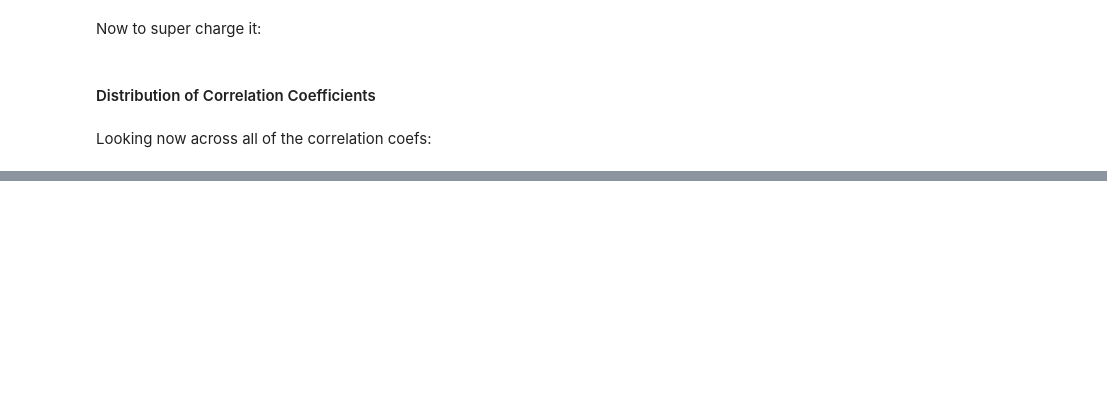
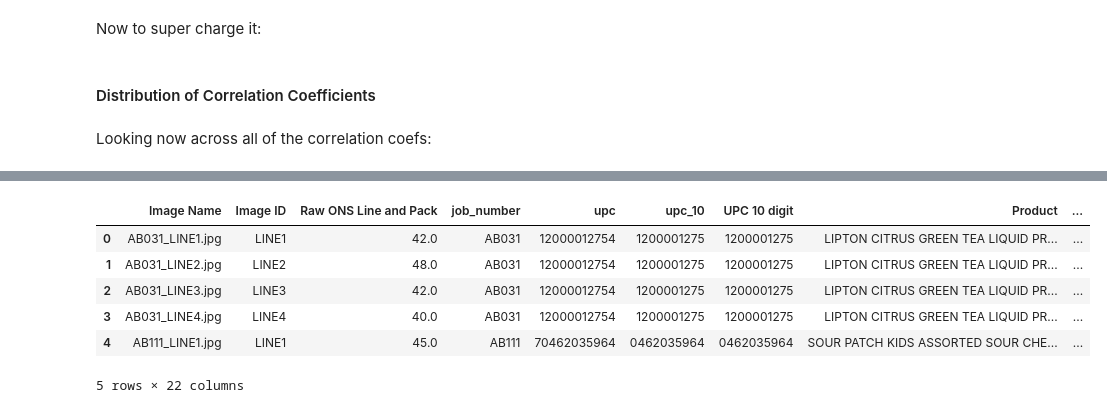
Before and after one commit to mess-clarifai/behaviorally, a Jupyter notebook: notebooks/correlations.ipynb, the cells around one changed output, grey strips where cells are left out. Cells and saved outputs as stored; diff of their text form; code cells hidden in the pictures; blank space fills up the shorter version.

```diff
--- a/notebooks/correlations.ipynb
+++ b/notebooks/correlations.ipynb
@@ -398,0 +439,10 @@ tools.plotting.coef_dist_plot(all_coefs)
+# %%
+df_.head()
+# %% [output]
+|  | Image Name | Image ID | Raw ONS Line and Pack | job_number | upc | upc_10 | UPC 10 digit | Product | ... |
+| 0 | AB031_LINE1.jpg | LINE1 | 42.0 | AB031 | 12000012754 | 1200001275 | 1200001275 | LIPTON CITRUS GREEN TEA LIQUID PR... | ... |
+| 1 | AB031_LINE2.jpg | LINE2 | 48.0 | AB031 | 12000012754 | 1200001275 | 1200001275 | LIPTON CITRUS GREEN TEA LIQUID PR... | ... |
+| 2 | AB031_LINE3.jpg | LINE3 | 42.0 | AB031 | 12000012754 | 1200001275 | 1200001275 | LIPTON CITRUS GREEN TEA LIQUID PR... | ... |
+| 3 | AB031_LINE4.jpg | LINE4 | 40.0 | AB031 | 12000012754 | 1200001275 | 1200001275 | LIPTON CITRUS GREEN TEA LIQUID PR... | ... |
+| 4 | AB111_LINE1.jpg | LINE1 | 45.0 | AB111 | 70462035964 | 0462035964 | 0462035964 | SOUR PATCH KIDS ASSORTED SOUR CHE... | ... |
+5 rows × 22 columns
```
Also changed, not shown: parts of 15 cells of this notebook, 5 other files.
